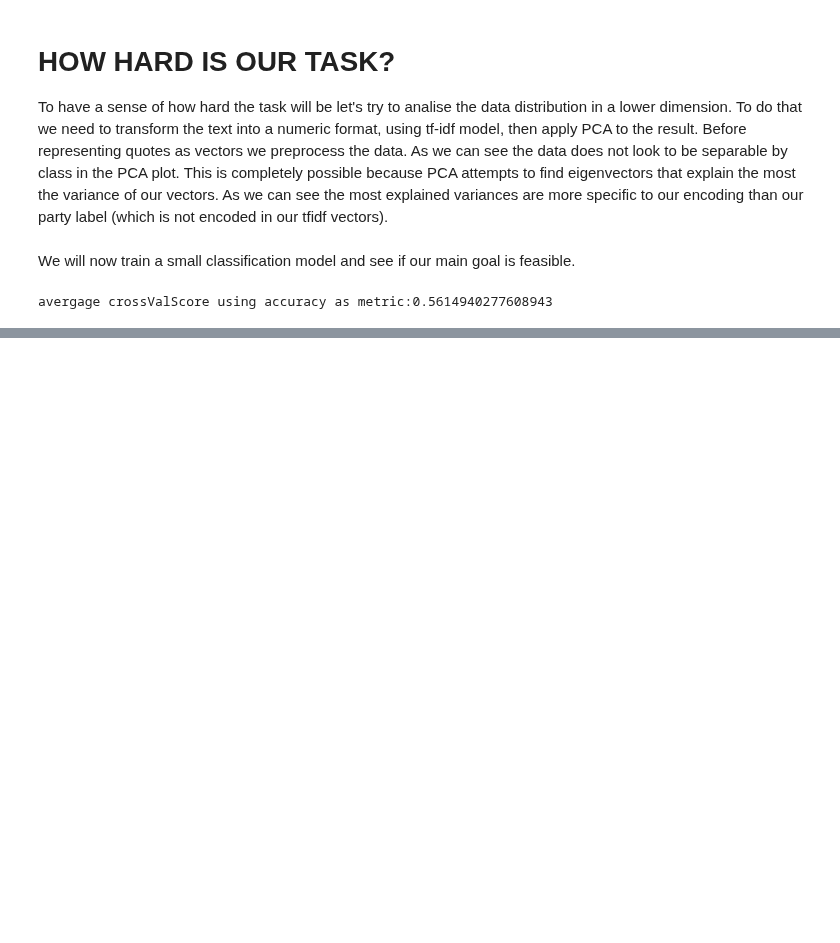
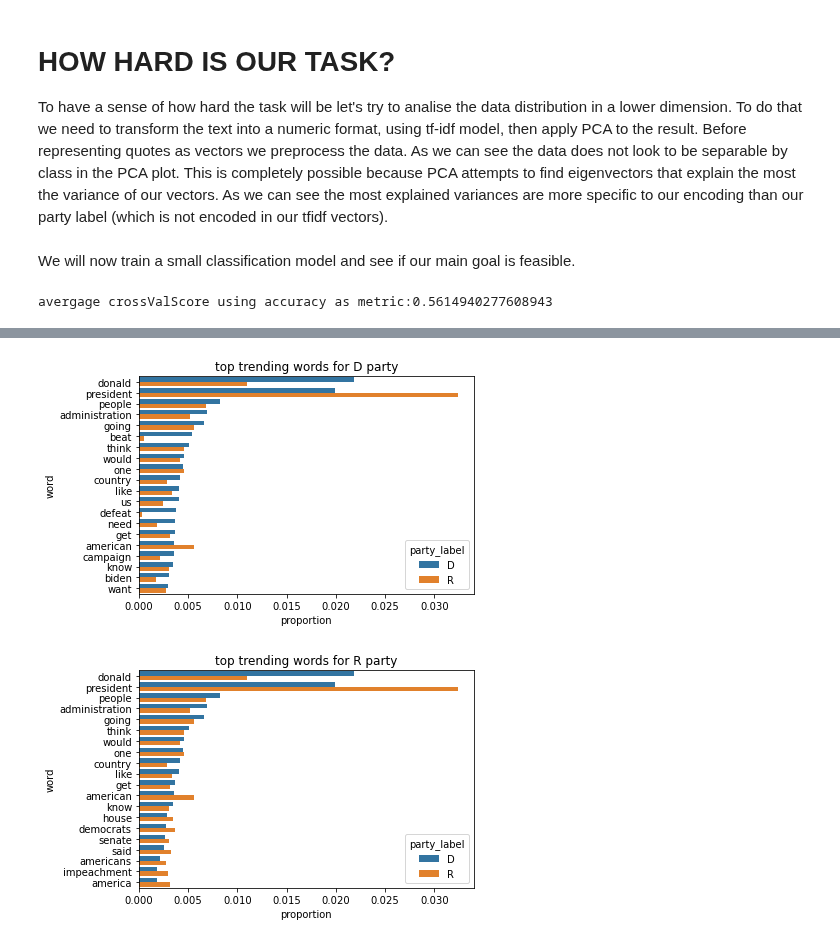
Before and after one commit to epfl-ada/ada-2021-project-mmng, a Jupyter notebook: final_notebook.ipynb, the cells around one changed output, grey strips where cells are left out. Saved outputs shown, nothing was run; the diff lists cells and outputs as text; code cells hidden in the pictures; blank space fills up the shorter version.

```diff
--- a/final_notebook.ipynb
+++ b/final_notebook.ipynb
@@ -639,0 +697,5 @@ trending_words(df,removeVerbs = True)
+# %%
+trending_words(df, keyword = 'trump', use_keyword = True, removeVerbs = False, top = 20)
+# %% [output]
+[figure, added]
+[figure, added]
```
Also changed, not shown: parts of 6 cells of this notebook.
